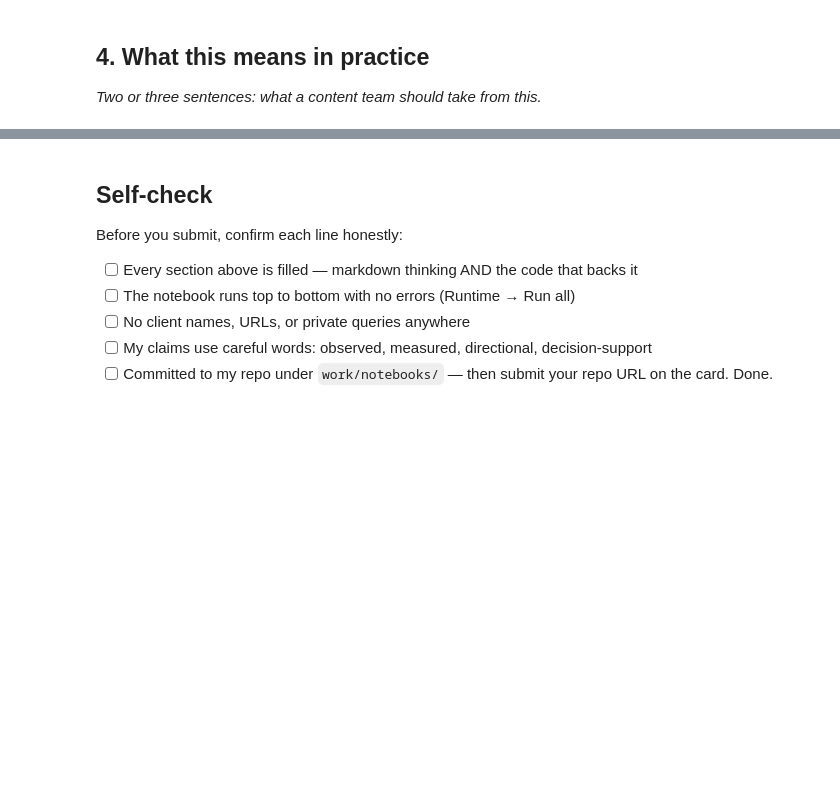
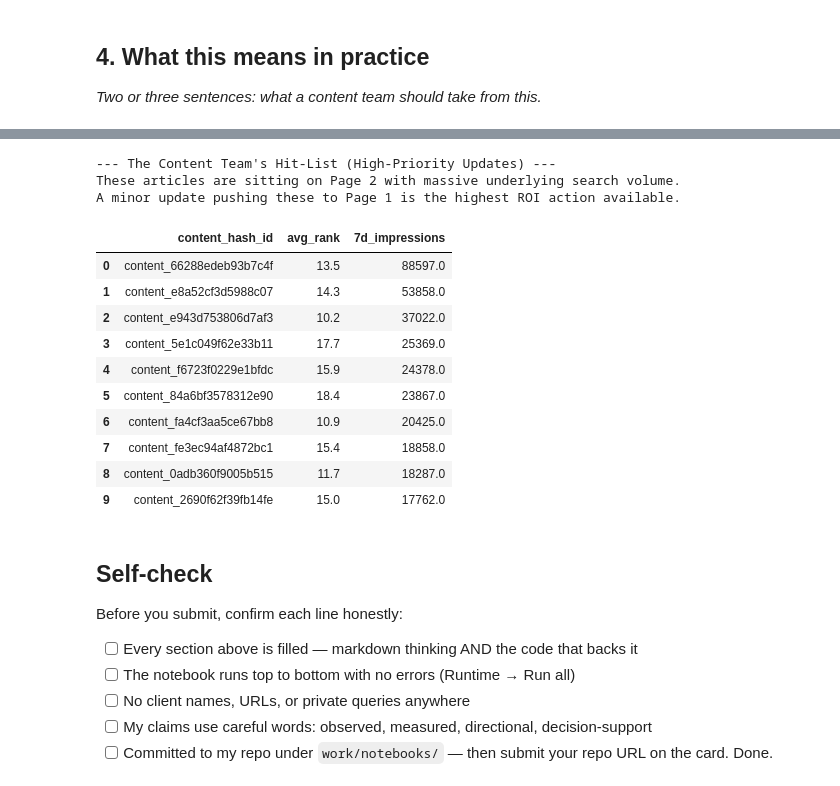
Before and after one commit to Deepr0gth/Flyrank_repo, a Jupyter notebook: work/notebooks/w04_signal_audit.ipynb, the cells around one changed output, grey strips where cells are left out. Drawn from its saved outputs; the diff is of its cells as text; code cells hidden in the pictures; blank space fills up the shorter version.

```diff
--- a/work/notebooks/w04_signal_audit.ipynb
+++ b/work/notebooks/w04_signal_audit.ipynb
@@ -8,0 +30,18 @@ This skeleton is yours to fill. Work the sections **in order** — each one has
+# %%
+import duckdb
+
+con = duckdb.connect()
+con.execute(f"CREATE OR REPLACE SECRET hf (TYPE huggingface, TOKEN '{HF_TOKEN}')")
+
+REL = 'hf://datasets/FlyRank/internship-warehouse'
+TABLES = {
+    'dim_clients':                f"read_parquet('{REL}/dim_clients.parquet')",
+    'dim_content':                f"read_parquet('{REL}/dim_content.parquet')",
+    'fact_daily':                 f"read_parquet('{REL}/fact_content_daily_performance/**/*.parquet')",
+    'fact_daily_sample':          f"read_parquet('{REL}/fact_content_daily_performance_sample.parquet')",
+    'fact_query_90d':             f"read_parquet('{REL}/fact_content_query_90d.parquet')",
+}
+
+for name, src in TABLES.items():
+    n = con.sql(f'SELECT COUNT(*) FROM {src}').fetchone()[0]
+    print(f'{name:22} {n:>12,} rows')
@@ -37,3 +229,48 @@ This skeleton is yours to fill. Work the sections **in order** — each one has
+# %%
+# 4. In Practice: Generate an actionable hit-list for the content team
+# Find articles stuck in "Striking Distance" (Page 2) that already have high impression momentum
+
+practical_hitlist = con.sql(f"""
+    WITH recent_data AS (
+        SELECT
+            content_hash_id,
+            AVG(gsc_avg_position) as current_rank,
+            SUM(gsc_impressions) as recent_impressions
+        FROM {TABLES['fact_daily']}
+        -- Looking at the final week of our panel to decide what to do next
+        WHERE report_date >= '2026-03-24' AND report_date <= '2026-03-31'
+          AND gsc_data_available IS TRUE
+        GROUP BY content_hash_id
+    )
+    SELECT
+        content_hash_id,
+        ROUND(current_rank, 1) AS avg_rank,
+        recent_impressions AS "7d_impressions"
+    FROM recent_data
+    WHERE current_rank > 10.0 AND current_rank <= 20.0
+    ORDER BY recent_impressions DESC
+    LIMIT 10
+""").df()
+
+print("--- The Content Team's Hit-List (High-Priority Updates) ---")
+print("These articles are sitting on Page 2 with massive underlying search volume.")
+print("A minor update pushing these to Page 1 is the highest ROI action available.\n")
+display(practical_hitlist)
+# %% [output]
+--- The Content Team's Hit-List (High-Priority Updates) ---
+These articles are sitting on Page 2 with massive underlying search volume.
+A minor update pushing these to Page 1 is the highest ROI action available.
+|  | content_hash_id | avg_rank | 7d_impressions |
+| 0 | content_66288edeb93b7c4f | 13.5 | 88597.0 |
+| 1 | content_e8a52cf3d5988c07 | 14.3 | 53858.0 |
+| 2 | content_e943d753806d7af3 | 10.2 | 37022.0 |
+| 3 | content_5e1c049f62e33b11 | 17.7 | 25369.0 |
+| 4 | content_f6723f0229e1bfdc | 15.9 | 24378.0 |
+| 5 | content_84a6bf3578312e90 | 18.4 | 23867.0 |
+| 6 | content_fa4cf3aa5ce67bb8 | 10.9 | 20425.0 |
+| 7 | content_fe3ec94af4872bc1 | 15.4 | 18858.0 |
+| 8 | content_0adb360f9005b515 | 11.7 | 18287.0 |
+| 9 | content_2690f62f39fb14fe | 15.0 | 17762.0 |
 # %% [markdown]
 ## Self-check
 
```
Also changed, not shown: parts of 14 cells of this notebook.
